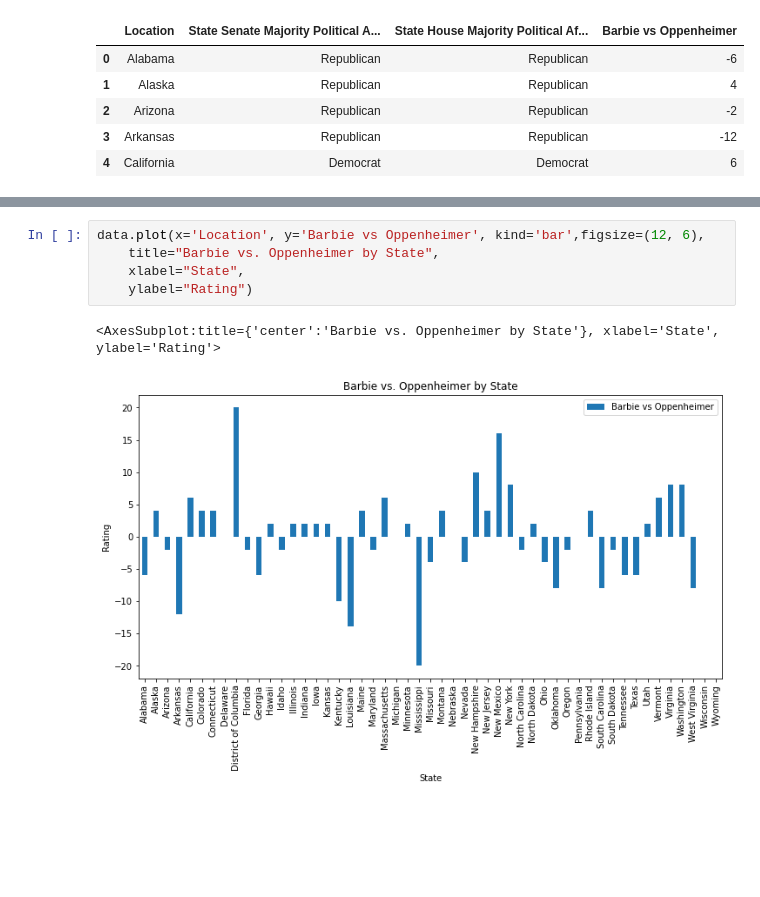
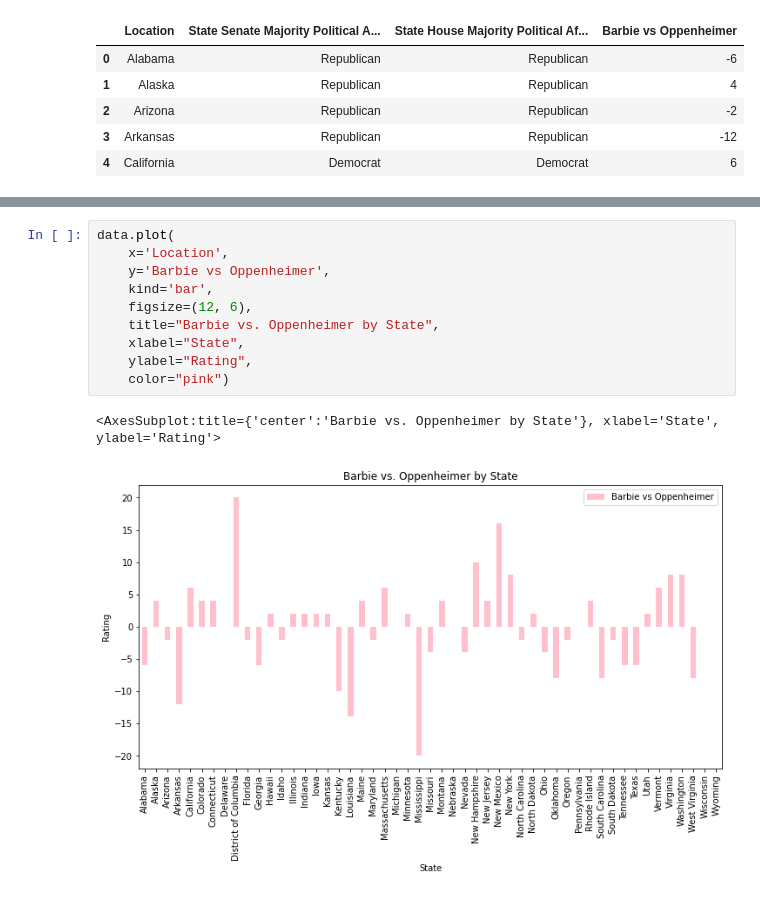
Before and after one commit to Arisyia/WiCS-Hacks-24, a Jupyter notebook: wics_hacks_24.ipynb, the cells around one changed output, grey strips where cells are left out. Drawn from its saved outputs; the diff is of its cells as text; blank space fills up the shorter version.

Commit message:
Pink graph

```diff
--- a/wics_hacks_24.ipynb
+++ b/wics_hacks_24.ipynb
@@ -23,8 +16,13 @@ data.plot(kind="bar", figsize=(12, 6))
 # %%
-data.plot(x='Location', y='Barbie vs Oppenheimer', kind='bar',figsize=(12, 6),
+data.plot(
+    x='Location',
+    y='Barbie vs Oppenheimer',
+    kind='bar',
+    figsize=(12, 6),
     title="Barbie vs. Oppenheimer by State",
     xlabel="State",
-    ylabel="Rating")
+    ylabel="Rating",
+    color="pink")
 # %% [output]
 <AxesSubplot:title={'center':'Barbie vs. Oppenheimer by State'}, xlabel='State', ylabel='Rating'>
-[figure, old version]
+[figure, new version]
```
Also changed, not shown: parts of 2 cells of this notebook, 1 other file.
